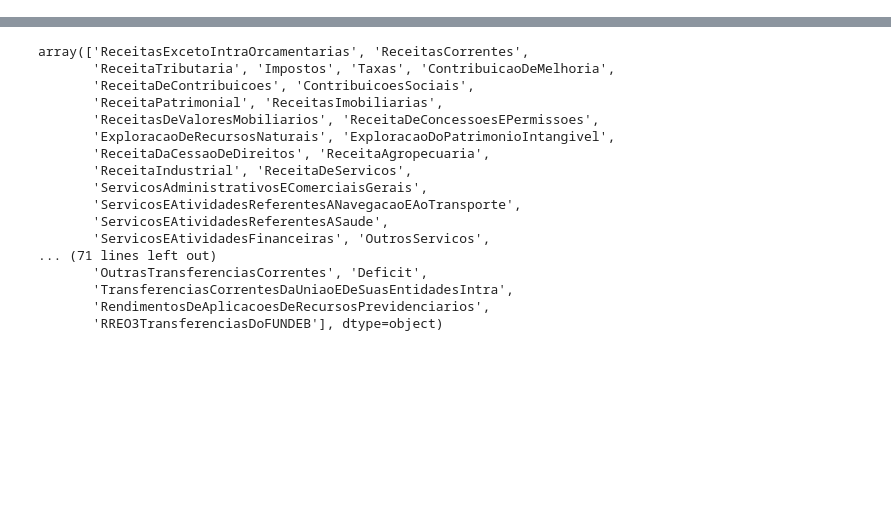
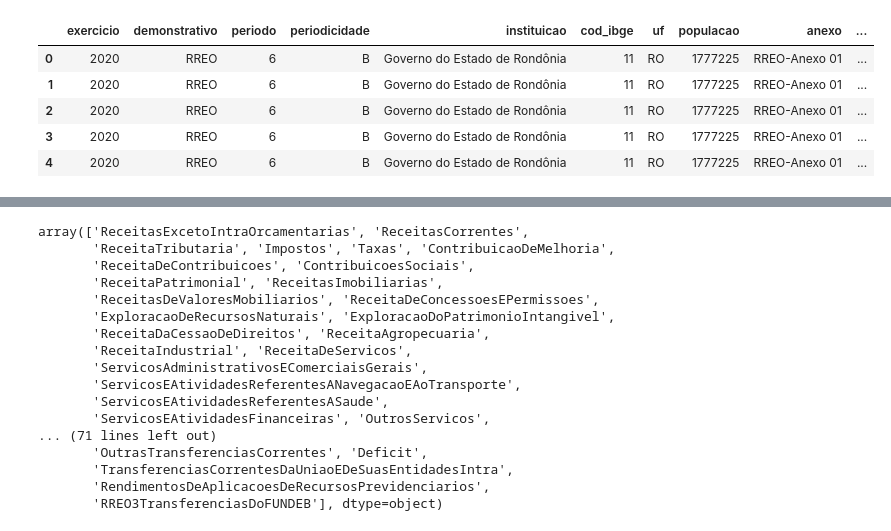
Before and after one commit to PedroJRod/api_siconfi, a Jupyter notebook: report.ipynb, the cells around one changed output, grey strips where cells are left out. Saved outputs shown, nothing was run; the diff lists cells and outputs as text; code cells hidden in the pictures; blank space fills up the shorter version.

```diff
--- a/report.ipynb
+++ b/report.ipynb
@@ -23,3 +23,12 @@ for i in an_exercicio:
     for j in no_anexo:
         df = RREO(i, nr_periodo, co_tipo_demonstrativo, j, id_ente)
         rreo_df = pd.concat([rreo_df, df])
+# %%
+rreo_df.head(5)
+# %% [output]
+|  | exercicio | demonstrativo | periodo | periodicidade | instituicao | cod_ibge | uf | populacao | anexo | ... |
+| 0 | 2020 | RREO | 6 | B | Governo do Estado de Rondônia | 11 | RO | 1777225 | RREO-Anexo 01 | ... |
+| 1 | 2020 | RREO | 6 | B | Governo do Estado de Rondônia | 11 | RO | 1777225 | RREO-Anexo 01 | ... |
+| 2 | 2020 | RREO | 6 | B | Governo do Estado de Rondônia | 11 | RO | 1777225 | RREO-Anexo 01 | ... |
+| 3 | 2020 | RREO | 6 | B | Governo do Estado de Rondônia | 11 | RO | 1777225 | RREO-Anexo 01 | ... |
+| 4 | 2020 | RREO | 6 | B | Governo do Estado de Rondônia | 11 | RO | 1777225 | RREO-Anexo 01 | ... |
```
Also changed, not shown: parts of 11 cells of this notebook, 1 other file.
